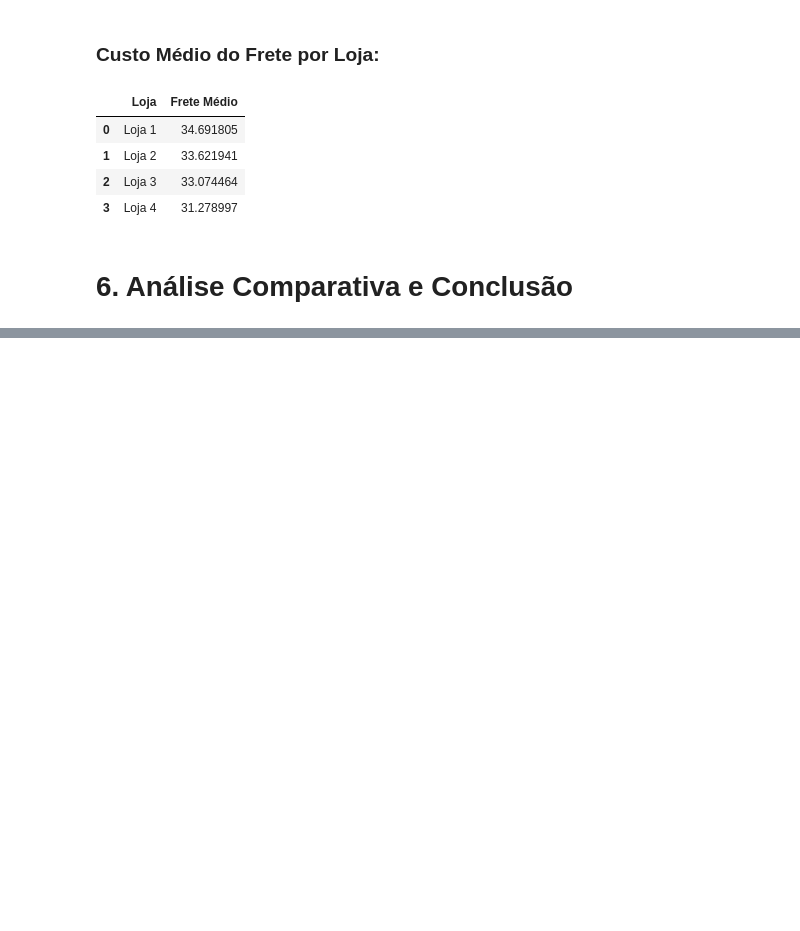
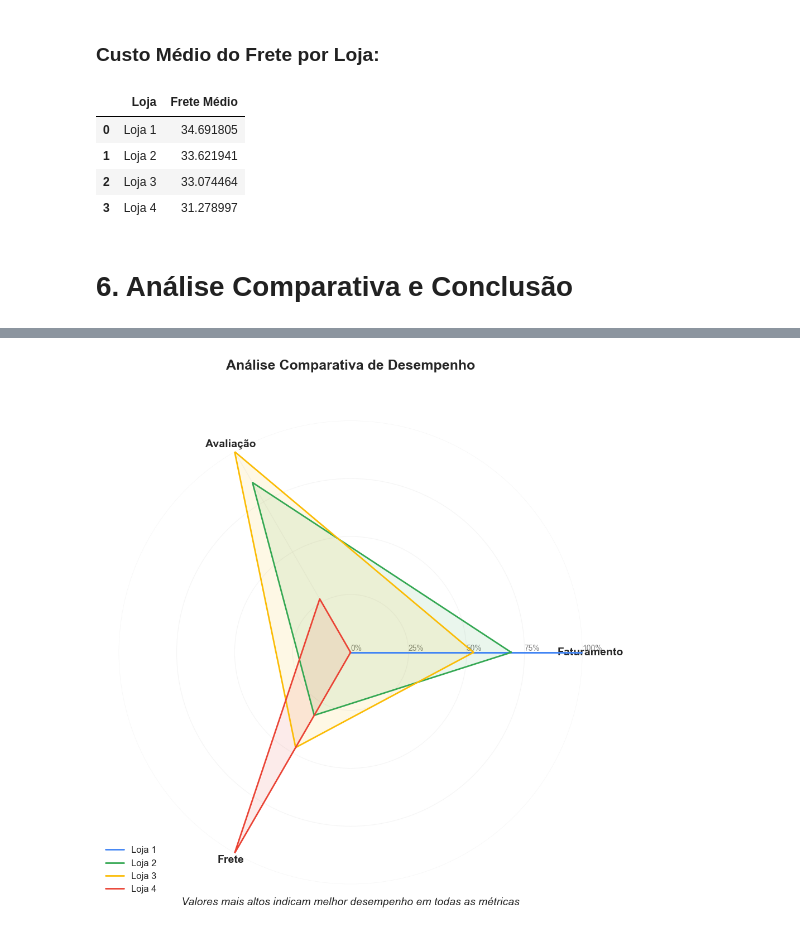
Before and after one commit to bhcavasana/Challenge_Alura_Store, a Jupyter notebook: AluraStoreBr_Finalizado.ipynb, the cells around one changed output, grey strips where cells are left out. Cells and saved outputs as stored; diff of their text form; code cells hidden in the pictures; blank space fills up the shorter version.

```diff
--- a/AluraStoreBr_Finalizado.ipynb
+++ b/AluraStoreBr_Finalizado.ipynb
@@ -436,0 +431,61 @@ A análise comparativa mostra claramente que a Loja 4 tem desempenho inferior em
+# %%
+# Normalizando os dados para uma escala de 0 a 100
+# Faturamento normalizado (maior é melhor)
+faturamento_max = metricas_df['Faturamento Total (R$)'].max()
+faturamento_min = metricas_df['Faturamento Total (R$)'].min()
+metricas_df['Faturamento Normalizado'] = ((metricas_df['Faturamento Total (R$)'] - faturamento_min) /
+                                         (faturamento_max - faturamento_min)) * 100
+
+# Avaliação normalizada (maior é melhor)
+avaliacao_max = metricas_df['Média de Avaliação'].max()
+avaliacao_min = metricas_df['Média de Avaliação'].min()
+metricas_df['Avaliação Normalizada'] = ((metricas_df['Média de Avaliação'] - avaliacao_min) /
+                                       (avaliacao_max - avaliacao_min)) * 100
+
+# Frete normalizado (menor é melhor, então invertemos)
+frete_max = metricas_df['Frete Médio (R$)'].max()
+frete_min = metricas_df['Frete Médio (R$)'].min()
+metricas_df['Frete Normalizado'] = ((frete_max - metricas_df['Frete Médio (R$)']) /
+                                   (frete_max - frete_min)) * 100
+
+# Criando o gráfico de radar
+plt.figure(figsize=(12, 10))
+
+# Categorias para o gráfico radar
+categories = ['Faturamento', 'Avaliação', 'Frete']
+N = len(categories)
+
+# Ângulos para o gráfico radar (em radianos)
+angles = [n / float(N) * 2 * np.pi for n in range(N)]
+angles += angles[:1]  # Fechando o círculo
+
+# Configurando o subplot como polar
+ax = plt.subplot(111, polar=True)
+
+# Adicionando linhas para cada loja
+for i, loja in enumerate(lojas):
+    valores = metricas_df[metricas_df['Loja'] == loja][['Faturamento Normalizado', 'Avaliação Normalizada', 'Frete Normalizado']].values.flatten().tolist()
+    valores += valores[:1]  # Fechando o círculo
+
+    ax.plot(angles, valores, linewidth=2, linestyle='solid', label=loja, color=cores[i])
+
+    ax.fill(angles, valores, alpha=0.1, color=cores[i])
+
+plt.xticks(angles[:-1], categories, size=14, weight='bold')
+ax.set_rlabel_position(0)
+plt.yticks([0, 25, 50, 75, 100], ['0%', '25%', '50%', '75%', '100%'], color="grey", size=10)
+plt.ylim(0, 100)
+
+plt.title('Análise Comparativa de Desempenho', size=18, weight='bold', y=1.1)
+plt.figtext(0.5, 0.01, 'Valores mais altos indicam melhor desempenho em todas as métricas',
+            ha='center', size=14, style='italic')
+plt.legend(loc='upper right', bbox_to_anchor=(0.1, 0.1))
+
+for spine in ax.spines.values():
+    spine.set_visible(False)
+
+plt.grid(True, linestyle='-', alpha=0.2)
+plt.tight_layout()
+plt.show()
+# %% [output]
+[figure, added]
```
Also changed, not shown: parts of 21 cells of this notebook.
